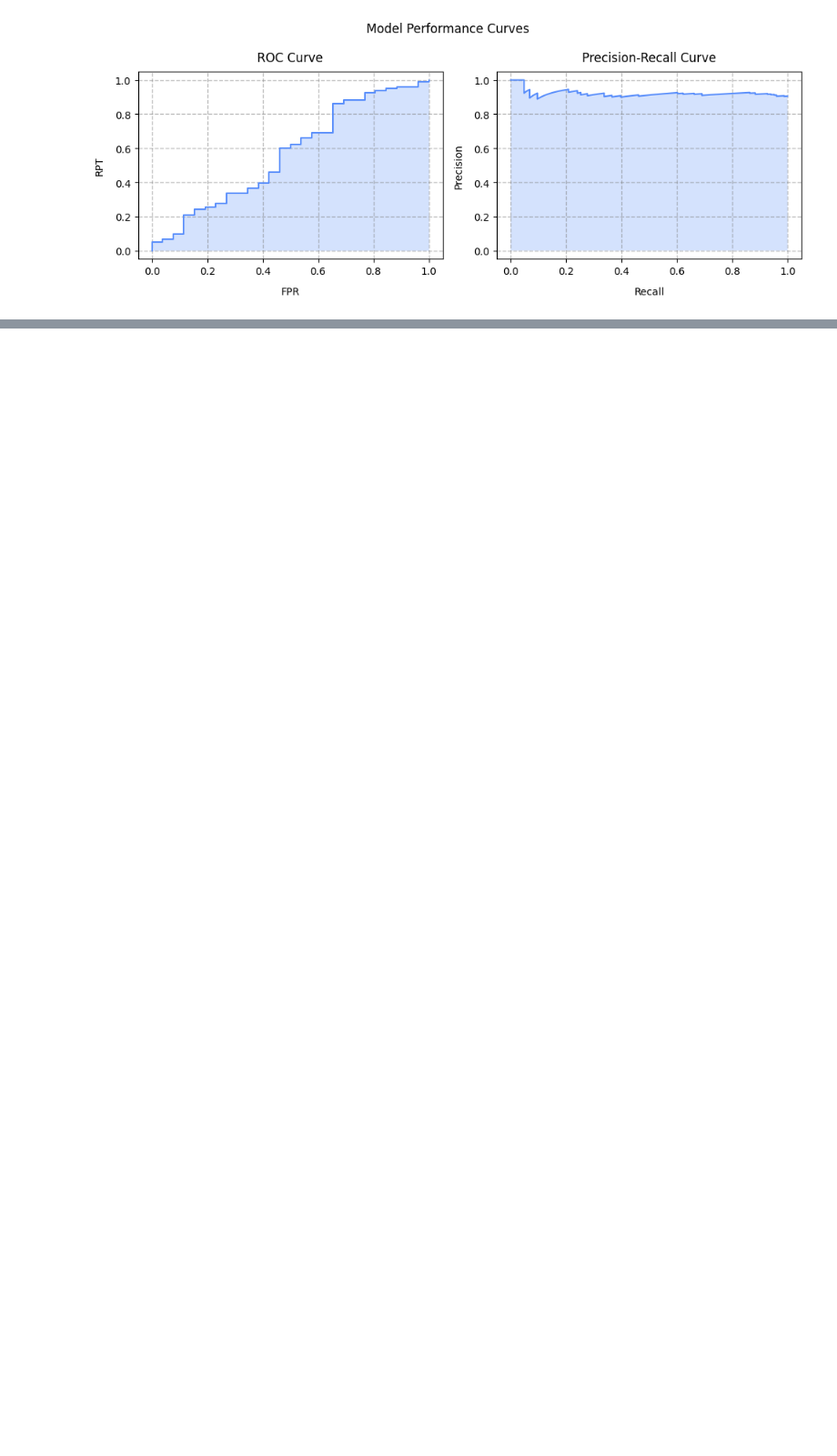
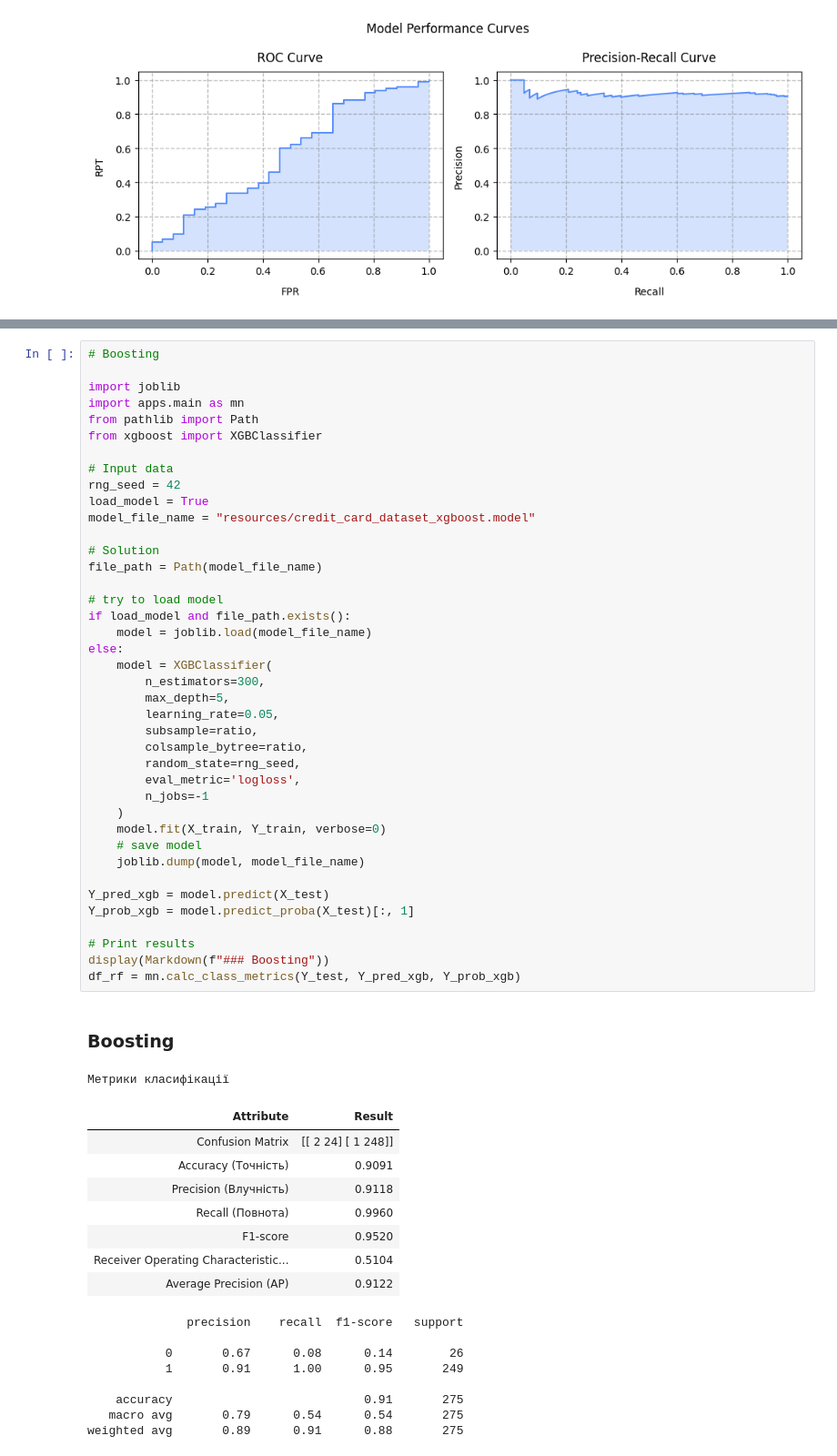
Before and after one commit to BogdanPinchuk/DataScience-PBY_HW20_Course_Project, a Jupyter notebook: Bohdan_Pinchuk_DS_HW20.ipynb, the cells around one changed output, grey strips where cells are left out. Shown at 91% size. Drawn from its saved outputs; the diff is of its cells as text; blank space fills up the shorter version.

Commit message:
[Homework20] - fixed scores and implemented model for xgboost

```diff
--- a/Bohdan_Pinchuk_DS_HW20.ipynb
+++ b/Bohdan_Pinchuk_DS_HW20.ipynb
@@ -2880,0 +2878,59 @@ Score results
+# %%
+# Boosting
+
+import joblib
+import apps.main as mn
+from pathlib import Path
+from xgboost import XGBClassifier
+
+# Input data
+rng_seed = 42
+load_model = True
+model_file_name = "resources/credit_card_dataset_xgboost.model"
+
+# Solution
+file_path = Path(model_file_name)
+
+# try to load model
+if load_model and file_path.exists():
+    model = joblib.load(model_file_name)
+else:
+    model = XGBClassifier(
+        n_estimators=300,
+        max_depth=5,
+        learning_rate=0.05,
+        subsample=ratio,
+        colsample_bytree=ratio,
+        random_state=rng_seed,
+        eval_metric='logloss',
+        n_jobs=-1
+    )
+    model.fit(X_train, Y_train, verbose=0)
+    # save model
+    joblib.dump(model, model_file_name)
+
+Y_pred_xgb = model.predict(X_test)
+Y_prob_xgb = model.predict_proba(X_test)[:, 1]
+
+# Print results
+display(Markdown(f"### Boosting"))
+df_rf = mn.calc_class_metrics(Y_test, Y_pred_xgb, Y_prob_xgb)
+# %% [output]
+### Boosting
+Метрики класифікації
+| Attribute | Result |
+| Confusion Matrix | [[ 2 24] [ 1 248]] |
+| Accuracy (Точність) | 0.9091 |
+| Precision (Влучність) | 0.9118 |
+| Recall (Повнота) | 0.9960 |
+| F1-score | 0.9520 |
+| Receiver Operating Characteristic... | 0.5104 |
+| Average Precision (AP) | 0.9122 |
+              precision    recall  f1-score   support
+
+           0       0.67      0.08      0.14        26
+           1       0.91      1.00      0.95       249
+
+    accuracy                           0.91       275
+   macro avg       0.79      0.54      0.54       275
+weighted avg       0.89      0.91      0.88       275
```
Also changed, not shown: parts of 1 cell of this notebook, 2 other files.
